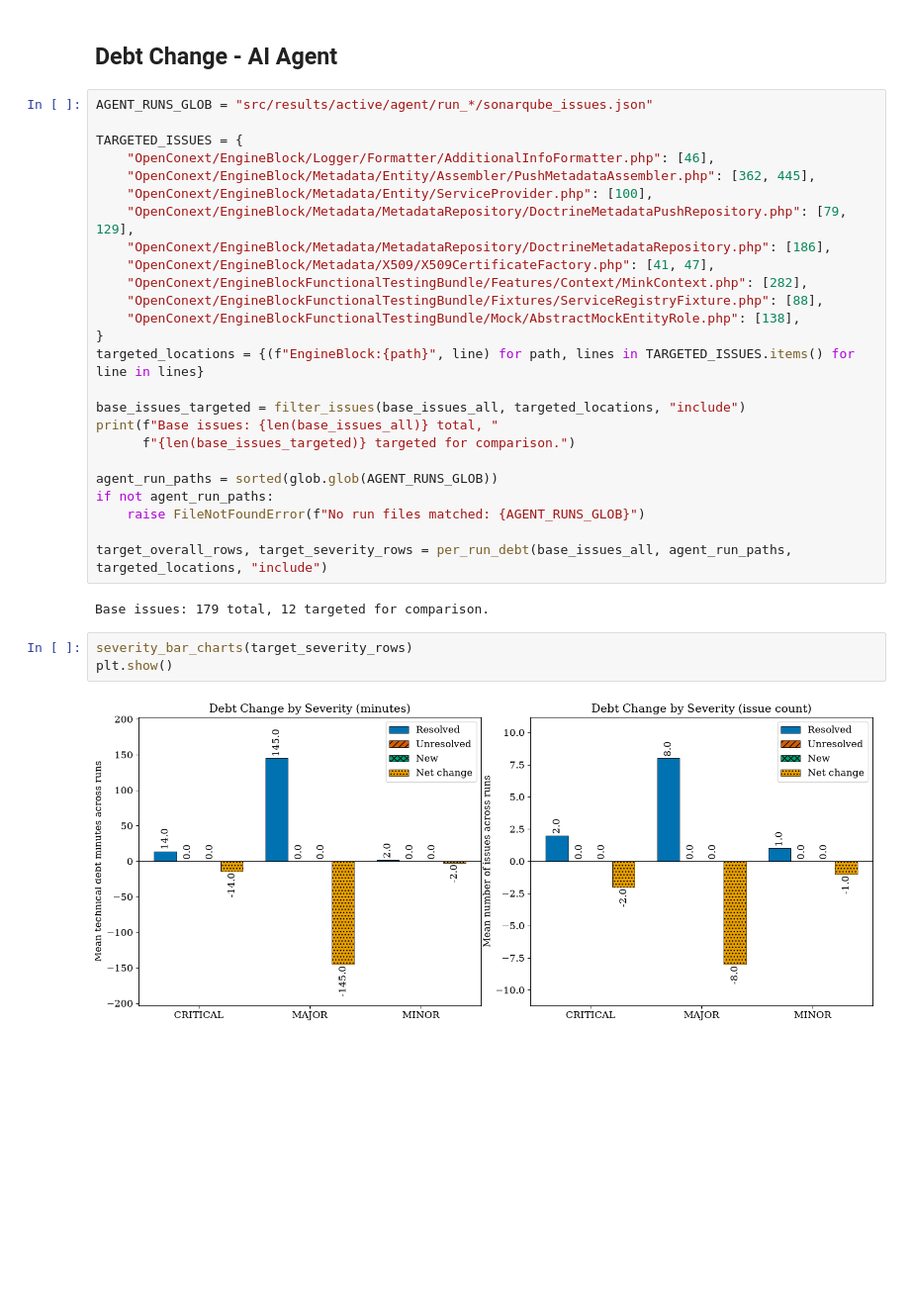
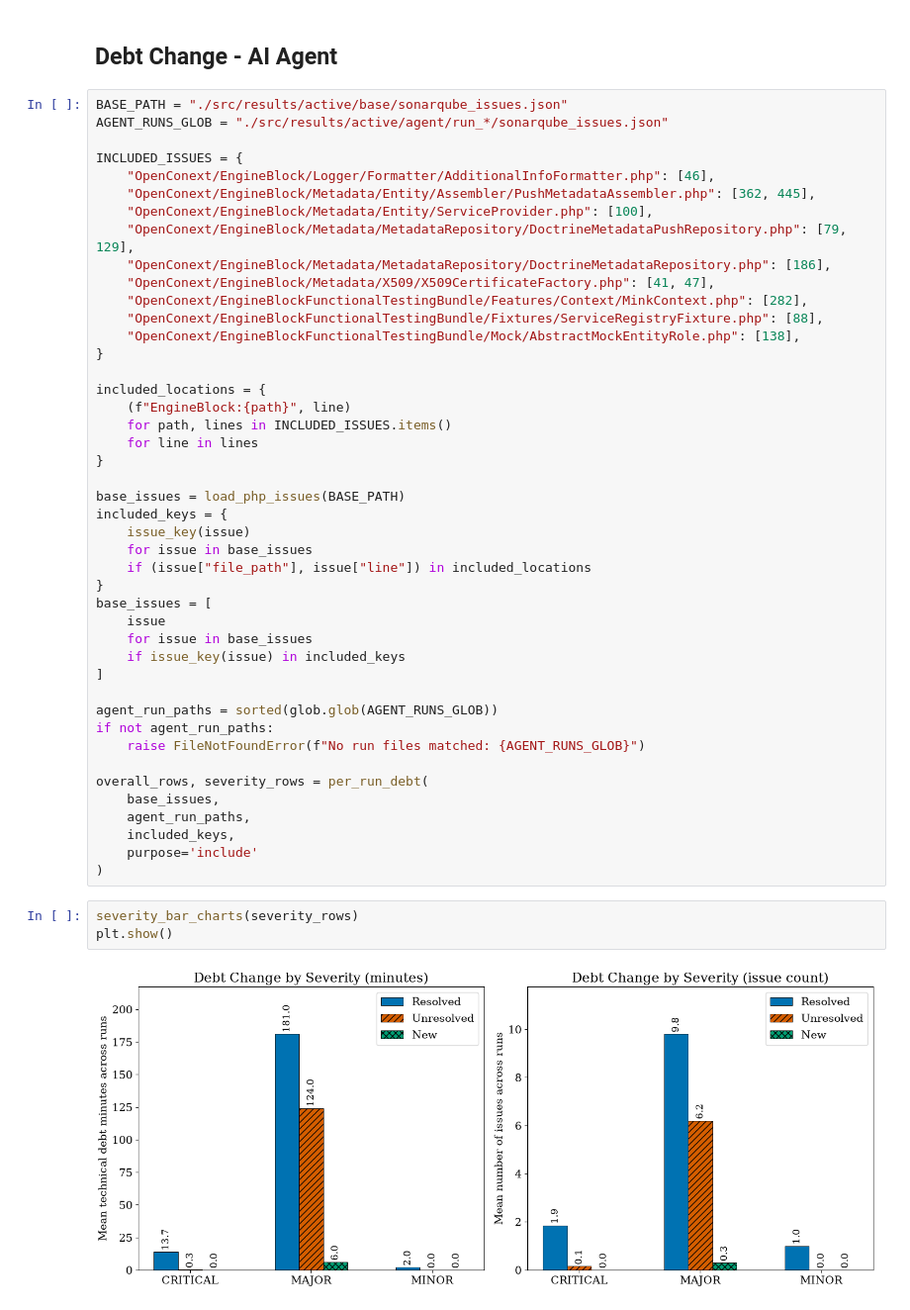
Before and after one commit to TijnvdK/RefactorTradeoffs, a Jupyter notebook: src/result_analysis/active_evaluation.ipynb, the cells around one changed output. Shown at 99% size. Saved outputs shown, nothing was run; the diff lists cells and outputs as text; blank space fills up the shorter version.

Commit message:
fix: Active evaluation excluded some issues

```diff
--- a/src/result_analysis/active_evaluation.ipynb
+++ b/src/result_analysis/active_evaluation.ipynb
@@ -166,9 +183,10 @@ plt.show()
 # %% [markdown]
 ## Debt Change - AI Agent
 # %%
-AGENT_RUNS_GLOB = "src/results/active/agent/run_*/sonarqube_issues.json"
+BASE_PATH = "./src/results/active/base/sonarqube_issues.json"
+AGENT_RUNS_GLOB = "./src/results/active/agent/run_*/sonarqube_issues.json"
 
-TARGETED_ISSUES = {
+INCLUDED_ISSUES = {
     "OpenConext/EngineBlock/Logger/Formatter/AdditionalInfoFormatter.php": [46],
     "OpenConext/EngineBlock/Metadata/Entity/Assembler/PushMetadataAssembler.php": [362, 445],
     "OpenConext/EngineBlock/Metadata/Entity/ServiceProvider.php": [100],
@@ -179,21 +197,37 @@ TARGETED_ISSUES = {
     "OpenConext/EngineBlockFunctionalTestingBundle/Fixtures/ServiceRegistryFixture.php": [88],
     "OpenConext/EngineBlockFunctionalTestingBundle/Mock/AbstractMockEntityRole.php": [138],
 }
-targeted_locations = {(f"EngineBlock:{path}", line) for path, lines in TARGETED_ISSUES.items() for line in lines}
 
-base_issues_targeted = filter_issues(base_issues_all, targeted_locations, "include")
-print(f"Base issues: {len(base_issues_all)} total, "
-      f"{len(base_issues_targeted)} targeted for comparison.")
+included_locations = {
+    (f"EngineBlock:{path}", line)
+    for path, lines in INCLUDED_ISSUES.items()
+    for line in lines
+}
+
+base_issues = load_php_issues(BASE_PATH)
+included_keys = {
+    issue_key(issue)
+    for issue in base_issues
+    if (issue["file_path"], issue["line"]) in included_locations
+}
+base_issues = [
+    issue
+    for issue in base_issues
+    if issue_key(issue) in included_keys
+]
 
 agent_run_paths = sorted(glob.glob(AGENT_RUNS_GLOB))
 if not agent_run_paths:
     raise FileNotFoundError(f"No run files matched: {AGENT_RUNS_GLOB}")
 
-target_overall_rows, target_severity_rows = per_run_debt(base_issues_all, agent_run_paths, targeted_locations, "include")
+overall_rows, severity_rows = per_run_debt(
+    base_issues,
+    agent_run_paths,
+    included_keys,
+    purpose='include'
+)
-# %% [output]
-Base issues: 179 total, 12 targeted for comparison.
 # %%
-severity_bar_charts(target_severity_rows)
+severity_bar_charts(severity_rows)
 plt.show()
 # %% [output]
-[figure, old version]
+[figure, new version]
```
Also changed, not shown: parts of 4 cells of this notebook, 21 other files.
